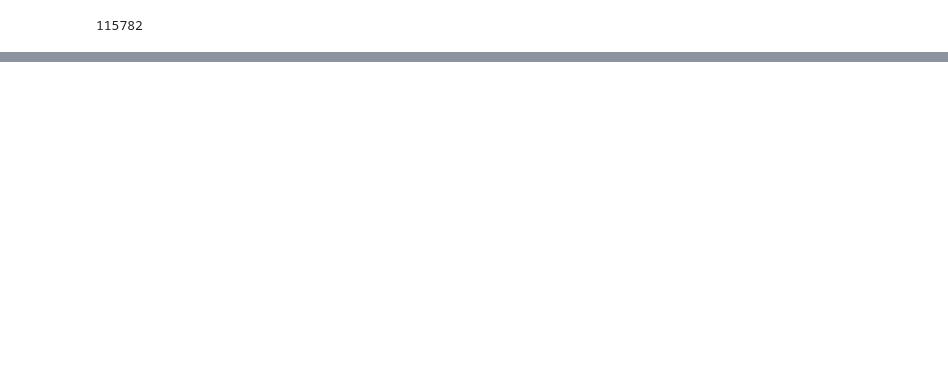
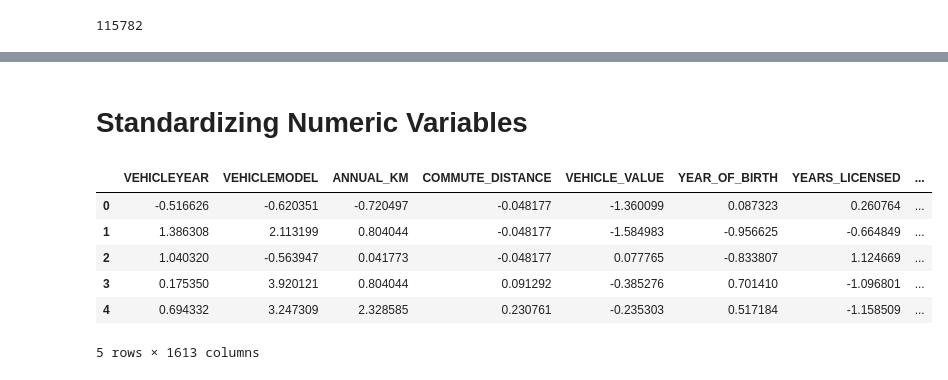
Before and after one commit to stephanieajah/6100-Project-Two, a Jupyter notebook: Insurance_Purchase_Prediction_Model.ipynb, the cells around one changed output, grey strips where cells are left out. Drawn from its saved outputs; the diff is of its cells as text; code cells hidden in the pictures; blank space fills up the shorter version.

```diff
--- a/Insurance_Purchase_Prediction_Model.ipynb
+++ b/Insurance_Purchase_Prediction_Model.ipynb
@@ -304 +388,24 @@ remember to not standardize the response variable
+# %%
+full_df.drop(columns = 'QUOTEDATE', axis=1, inplace = True)
+
+
+num_cols = list(full_df.select_dtypes(include=['float64', 'int64']).columns)
+
+num_cols.append('VEHICLEMODEL')
+# %% [markdown]
+# Standardizing Numeric Variables
+# %%
+scaler = StandardScaler()
+
+full_df[num_cols] = scaler.fit_transform(full_df[num_cols])
+
+full_df.head()
+# %% [output]
+|  | VEHICLEYEAR | VEHICLEMODEL | ANNUAL_KM | COMMUTE_DISTANCE | VEHICLE_VALUE | YEAR_OF_BIRTH | YEARS_LICENSED | ... |
+| 0 | -0.516626 | -0.620351 | -0.720497 | -0.048177 | -1.360099 | 0.087323 | 0.260764 | ... |
+| 1 | 1.386308 | 2.113199 | 0.804044 | -0.048177 | -1.584983 | -0.956625 | -0.664849 | ... |
+| 2 | 1.040320 | -0.563947 | 0.041773 | -0.048177 | 0.077765 | -0.833807 | 1.124669 | ... |
+| 3 | 0.175350 | 3.920121 | 0.804044 | 0.091292 | -0.385276 | 0.701410 | -1.096801 | ... |
+| 4 | 0.694332 | 3.247309 | 2.328585 | 0.230761 | -0.235303 | 0.517184 | -1.158509 | ... |
+5 rows × 1613 columns
 # %%
```
Also changed, not shown: parts of 19 cells of this notebook.
